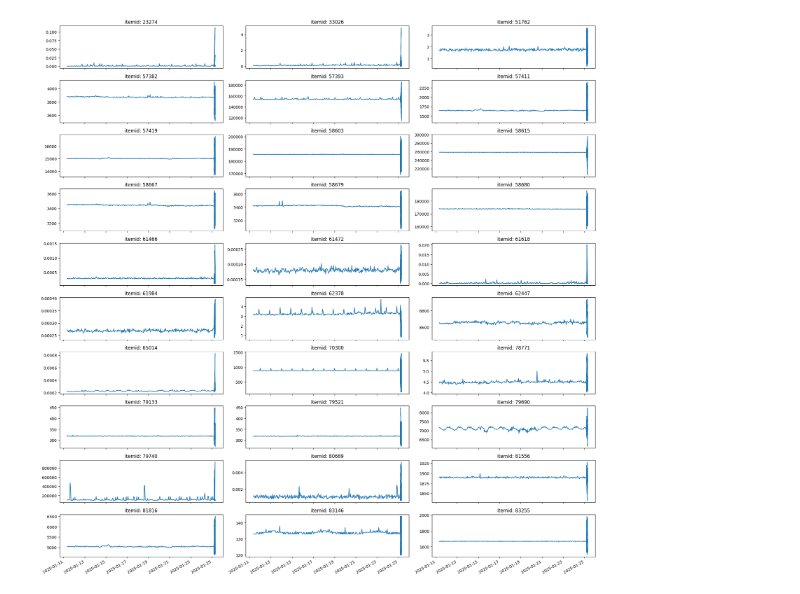
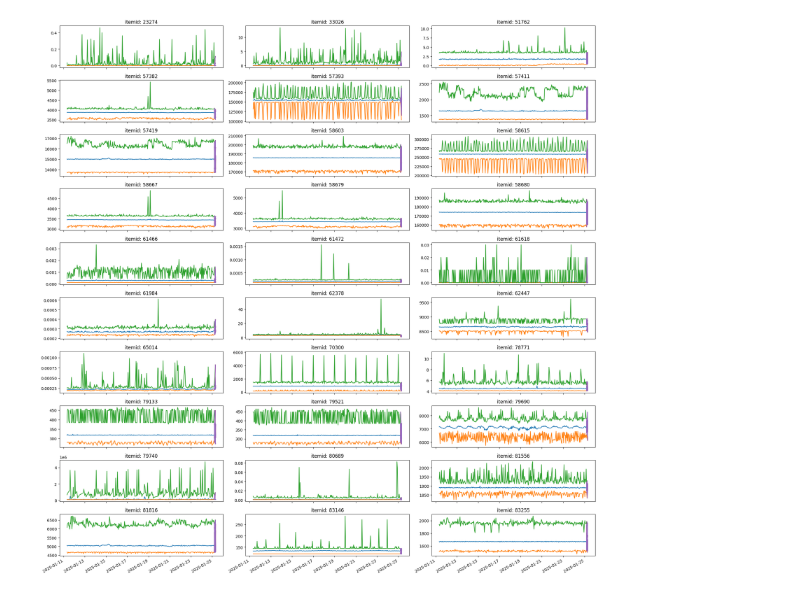
Before and after one commit to toku463ne/pyAnomalyDetector, a Jupyter notebook: jupyter_notebook/plot_csv_view.ipynb, the cells around one changed output. Cells and saved outputs as stored; diff of their text form; code cells hidden in the pictures.

```diff
--- a/jupyter_notebook/plot_csv_view.ipynb
+++ b/jupyter_notebook/plot_csv_view.ipynb
@@ -1,21 +1,21 @@
 # %%
 import sys,os,json
 sys.path.append(os.path.join(os.getcwd(), '..'))
 
 import views
 
-data_file = "../tests/test_zabbix.d/result.json"
+data_file = "../tests/test_detector_many.d/results_2nd.json"
 with open(data_file, "r") as f:
     data = json.load(f)
 
 view_source = {
-    "name": "test_zabbix",
+    "name": "test_detector_many",
     "type": "csv",
-    "history_file_path": "../tests/testdata/csv/history.csv.gz",
-    "trends_file_path": "../tests/testdata/csv/trends.csv.gz"
+    "history_file_path": "../tests/testdata/csv/20250128/history.csv.gz",
+    "trends_file_path": "../tests/testdata/csv/20250128/trends.csv.gz"
 }
 
 v = views.get_view(view_source)
 v.show(data[view_source['name']])
 # %% [output]
-[figure, old version]
+[figure, new version]
```
Also changed, not shown: 40 other files.
